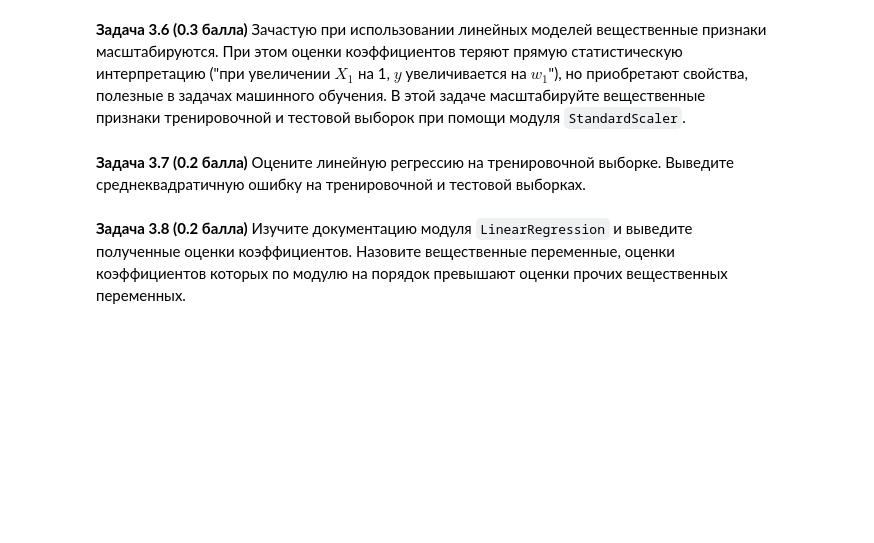
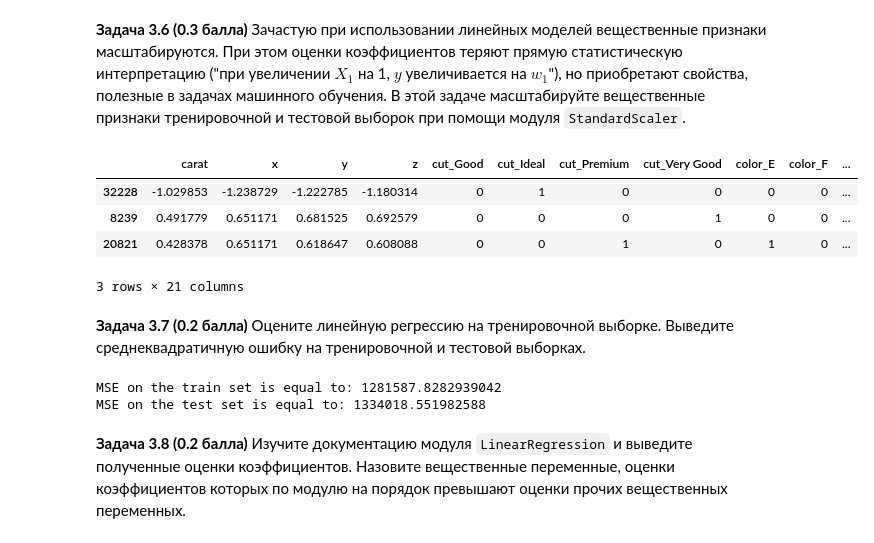
Before and after one commit to lapshinaaa/homework_machineLearning, a Jupyter notebook: hw04_knn_linreg.ipynb, the cells around one changed output. Saved outputs shown, nothing was run; the diff lists cells and outputs as text; code cells hidden in the pictures; blank space fills up the shorter version.

```diff
--- a/hw04_knn_linreg.ipynb
+++ b/hw04_knn_linreg.ipynb
@@ -389,17 +389,51 @@ X_train, X_test, y_train, y_test = train_test_split(X, y, test_size = 0.3, rando
 # %%
 from sklearn.preprocessing import StandardScaler
 
 # creating an instance of a Scaler:
 scaler = StandardScaler()
 
 # specifying numerical features in the data frame:
 numerical_columns = ['carat', 'x', 'y', 'z']
 
 # scaling these specific columns:
 X_train[numerical_columns] = scaler.fit_transform(X_train[numerical_columns])
 X_test[numerical_columns] = scaler.transform(X_test[numerical_columns])
+
+X_train.head(3)
+# %% [output]
+|  | carat | x | y | z | cut_Good | cut_Ideal | cut_Premium | cut_Very Good | color_E | color_F | ... |
+| 32228 | -1.029853 | -1.238729 | -1.222785 | -1.180314 | 0 | 1 | 0 | 0 | 0 | 0 | ... |
+| 8239 | 0.491779 | 0.651171 | 0.681525 | 0.692579 | 0 | 0 | 0 | 1 | 0 | 0 | ... |
+| 20821 | 0.428378 | 0.651171 | 0.618647 | 0.608088 | 0 | 0 | 1 | 0 | 1 | 0 | ... |
+3 rows × 21 columns
 # %% [markdown]
 **Задача 3.7 (0.2 балла)** Оцените линейную регрессию на тренировочной выборке. Выведите среднеквадратичную ошибку на тренировочной и тестовой выборках.
+# %%
+from sklearn.linear_model import LinearRegression
+
+# function for calculating Mean Square Error:
+def MSE(y_test: np.array, y_prediction: np.array) -> np.float64:
+  return ((y_test - y_prediction) ** 2).mean()
+
+# creating and fitting a model:
+linear_regressor = LinearRegression()
+linear_regressor.fit(X_train, y_train)
+
+# working with a test set:
+y_predicted_train = linear_regressor.predict(X_train)
+y_predicted_test = linear_regressor.predict(X_test)
+
+error_train = MSE(y_train, y_predicted_train)
+error_test = MSE(y_test, y_predicted_test)
+
+print(f'MSE on the train set is equal to: {error_train}')
+print(f'MSE on the test set is equal to: {error_test}')
+
+# Большое значение MSE как на тренировочном, так и тестовом сетах, может быть объяснена
+# существованием 'outliers' бриллиантов с высокой стоимостью (доходящей до $18000), которая сильно аффектит значение MSE.
+# %% [output]
+MSE on the train set is equal to: 1281587.8282939042
+MSE on the test set is equal to: 1334018.551982588
 # %% [markdown]
 **Задача 3.8 (0.2 балла)** Изучите документацию модуля `LinearRegression` и выведите полученные оценки коэффициентов. Назовите вещественные переменные, оценки коэффициентов которых по модулю на порядок превышают оценки прочих вещественных переменных.
 # %% [markdown]
```
